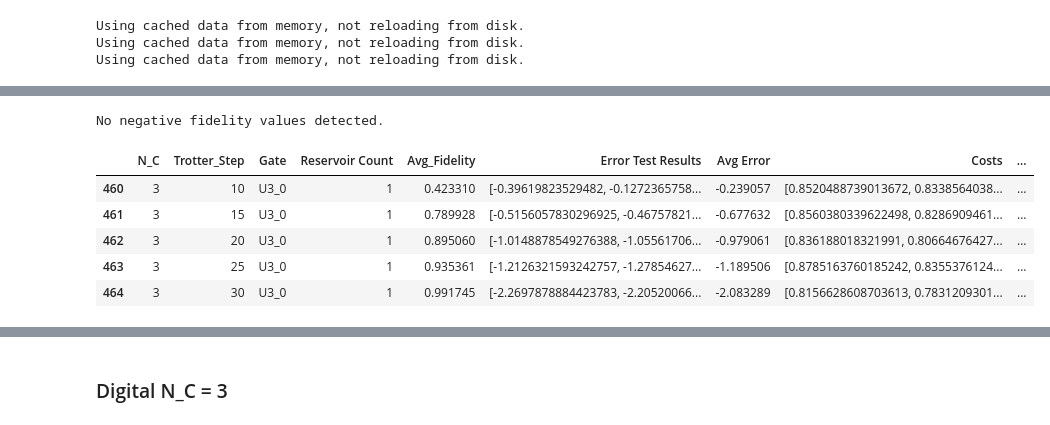
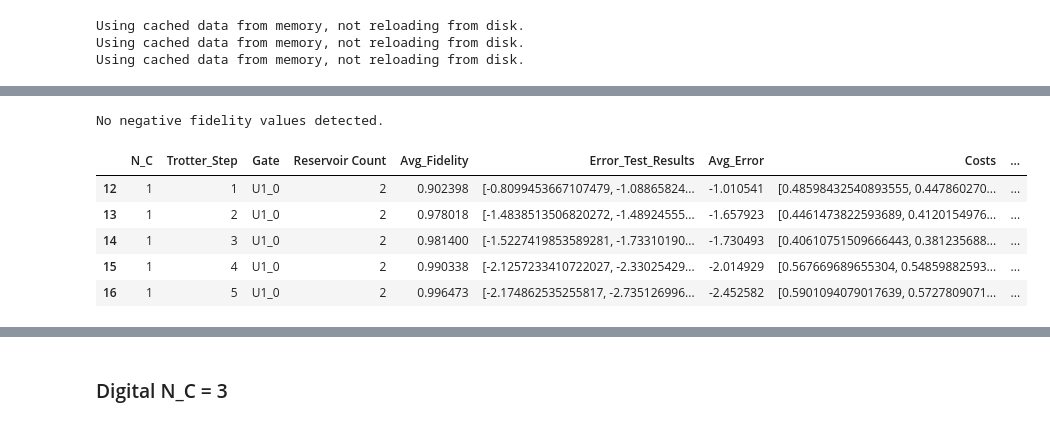
Before and after one commit to sophieblock/qrc, a Jupyter notebook: analog_model.ipynb, the cells around one changed output, grey strips where cells are left out. Drawn from its saved outputs; the diff is of its cells as text; code cells hidden in the pictures.

```diff
--- a/analog_model.ipynb
+++ b/analog_model.ipynb
@@ -685,0 +685,17 @@ Cache file for N_ctrl=2 not found.
+# %%
+total_missing_paths = 0
+incorrect_paths = 0
+for N_ctrl, gates in cached_data.items():
+    for gate, reservoirs in gates.items():
+        for reservoir_count, trotter_steps in reservoirs.items():
+            for trotter_step, data_points in trotter_steps.items():
+                for data_point in data_points:
+                    if 'file_path' not in data_point or data_point['file_path'] is None:
+                        total_missing_paths += 1
+                    if not str(data_point['file_path']).startswith(base_path):
+                        incorrect_paths +=1
+                        print(data_point['file_path'])
+
+
+
+print(f"[SUMMARY] Total missing paths in cached data: {total_missing_paths}\nwrong paths: {incorrect_paths}")
@@ -851,17 +967,16 @@ rows = []  # List to hold rows temporarily
 negative_fidelity_values = []
 
 for N_ctrl in N_ctrls:
-    if N_ctrl in [1,2,3]:
+    if N_ctrl in [1,2]:
 
-        data_i = cached_data_analog_nctrl3[N_ctrl]
+        data_i = cached_data[N_ctrl]
     # elif N_ctrl == 3:
     #     data_i = cached_data_analog_nctrl3[N_ctrl]
 
 
     for gate, gate_data in data_i.items():
         for reservoir_count, res_data in gate_data.items():
-            if reservoir_count > 1:
-                continue
+
             for trotter_step, results_list in res_data.items():
                 for results in results_list:
                     # Handle missing fidelity and other fields
@@ -906,45 +1021,45 @@ for N_ctrl in N_ctrls:
                         'Gate': results['gate'],
                         'Reservoir Count': reservoir_count,
                         'Avg_Fidelity': avg_fidelity,
-                        'Error Test Results': log_infidelities,
-                        'Avg Error': avg_log_infidelity,
+                        'Error_Test_Results': log_infidelities,
+                        'Avg_Error': avg_log_infidelity,
                         'Costs': results.get('costs', []),
-                        'Test Results': test_results,
+                        'Test_Results': test_results,
                         'N_params': num_params,
                         'run': run,
                     }
                     rows.append(row)
 # Report any issues found
 if negative_fidelity_values:
     print("Negative fidelity values detected!")
     for issue in negative_fidelity_values:
         print(f"Gate: {issue['Gate']}, Reservoir Count: {issue['Reservoir Count']}, Trotter_Step: {issue['Trotter_Step']}, Fidelity: {issue['Fidelity']}")
 else:
     print("No negative fidelity values detected.")
 # Create the DataFrame from the list of rows
 all_data_df = pd.DataFrame(rows)
 
 # Check DataFrame columns to ensure 'Reservoir Count' exists
 # print("DataFrame Columns:", all_data_df.columns)
 
 # Display a few rows of the DataFrame to inspect
 # print(all_data_df.head())
 
 # Filter DataFrame for Reservoir Count == 2
 # all_data_df = all_data_df[(all_data_df['Trotter_Step'] < 8) & (all_data_df['N_C'] == 2) & (all_data_df['Trotter_Step'] > 1)]
 
-df_U1_6 = all_data_df[all_data_df['Reservoir Count'] == 1]
+df_U1_6 = all_data_df[all_data_df['Reservoir Count'] == 2]
 # df_U1_6 = df_U1_6[df_U1_6['Trotter_Step'] == 16]
-df_U1_6 = df_U1_6[df_U1_6['N_C'] == 3]
+df_U1_6 = df_U1_6[df_U1_6['N_C'] == 1]
 df_U1_6.head()
 # %% [output]
 No negative fidelity values detected.
-|  | N_C | Trotter_Step | Gate | Reservoir Count | Avg_Fidelity | Error Test Results | Avg Error | Costs | ... |
-| 460 | 3 | 10 | U3_0 | 1 | 0.423310 | [-0.39619823529482, -0.1272365758... | -0.239057 | [0.8520488739013672, 0.8338564038... | ... |
-| 461 | 3 | 15 | U3_0 | 1 | 0.789928 | [-0.5156057830296925, -0.46757821... | -0.677632 | [0.8560380339622498, 0.8286909461... | ... |
-| 462 | 3 | 20 | U3_0 | 1 | 0.895060 | [-1.0148878549276388, -1.05561706... | -0.979061 | [0.836188018321991, 0.80664676427... | ... |
-| 463 | 3 | 25 | U3_0 | 1 | 0.935361 | [-1.2126321593242757, -1.27854627... | -1.189506 | [0.8785163760185242, 0.8355376124... | ... |
-| 464 | 3 | 30 | U3_0 | 1 | 0.991745 | [-2.2697878884423783, -2.20520066... | -2.083289 | [0.8156628608703613, 0.7831209301... | ... |
+|  | N_C | Trotter_Step | Gate | Reservoir Count | Avg_Fidelity | Error_Test_Results | Avg_Error | Costs | ... |
+| 12 | 1 | 1 | U1_0 | 2 | 0.902398 | [-0.8099453667107479, -1.08865824... | -1.010541 | [0.48598432540893555, 0.447860270... | ... |
+| 13 | 1 | 2 | U1_0 | 2 | 0.978018 | [-1.4838513506820272, -1.48924555... | -1.657923 | [0.4461473822593689, 0.4120154976... | ... |
+| 14 | 1 | 3 | U1_0 | 2 | 0.981400 | [-1.5227419853589281, -1.73310190... | -1.730493 | [0.40610751509666443, 0.381235688... | ... |
+| 15 | 1 | 4 | U1_0 | 2 | 0.990338 | [-2.1257233410722027, -2.33025429... | -2.014929 | [0.567669689655304, 0.54859882593... | ... |
+| 16 | 1 | 5 | U1_0 | 2 | 0.996473 | [-2.174862535255817, -2.735126996... | -2.452582 | [0.5901094079017639, 0.5727809071... | ... |
 # %%
 # Initialize variables to store global min and max y-values
 global_min_y = float('inf')
```
Also changed, not shown: parts of 18 cells of this notebook.
